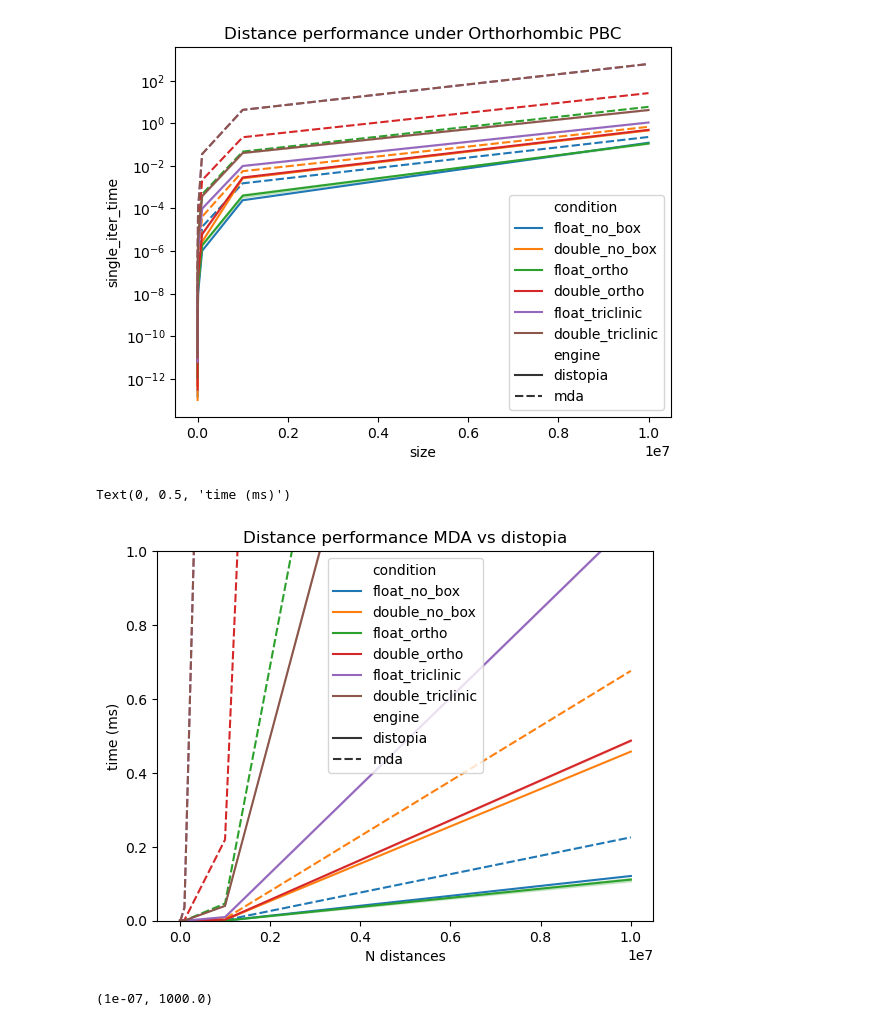
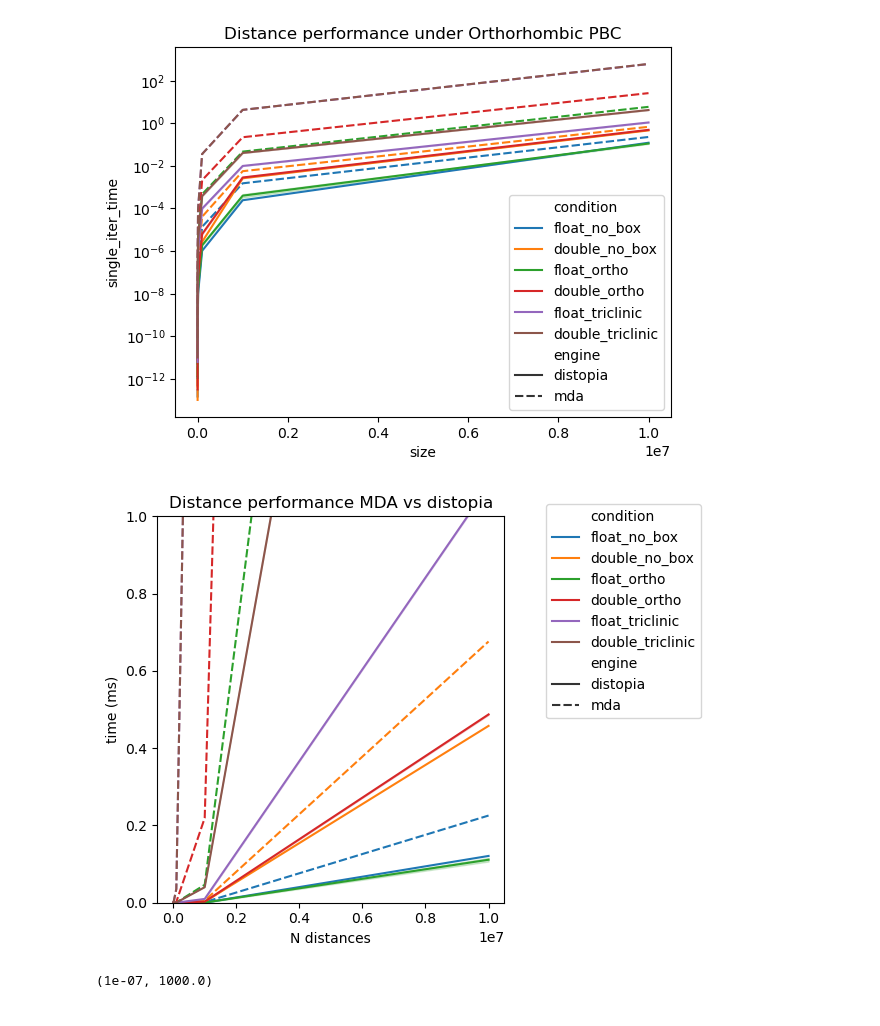
Before and after one commit to hmacdope/bench_distopia_0.3.0, a Jupyter notebook: analyse.ipynb, the cells around one changed output. Cells and saved outputs as stored; diff of their text form; code cells hidden in the pictures.

```diff
--- a/analyse.ipynb
+++ b/analyse.ipynb
@@ -154,12 +154,14 @@ plt.yscale("log")
 # %%
 plt.title("Distance performance MDA vs distopia")
 sns.lineplot(data=no_inbox, x="size", y="single_iter_time", hue="condition", style="engine")
 plt.ylim(0, 1)
 plt.xlabel("N distances")
 plt.ylabel("time (ms)")
+plt.legend(bbox_to_anchor=(1.1, 1.05))
+plt.tight_layout()
+plt.savefig("perf.png")
 # %% [output]
-Text(0, 0.5, 'time (ms)')
-[figure, old version]
+[figure, new version]
 # %%
 plt.title("Distance performance MDA vs distopia")
 sns.lineplot(data=no_inbox, x="size", y="single_iter_time", hue="condition", style="engine")
```
Also changed, not shown: parts of 1 cell of this notebook, 2 other files.
